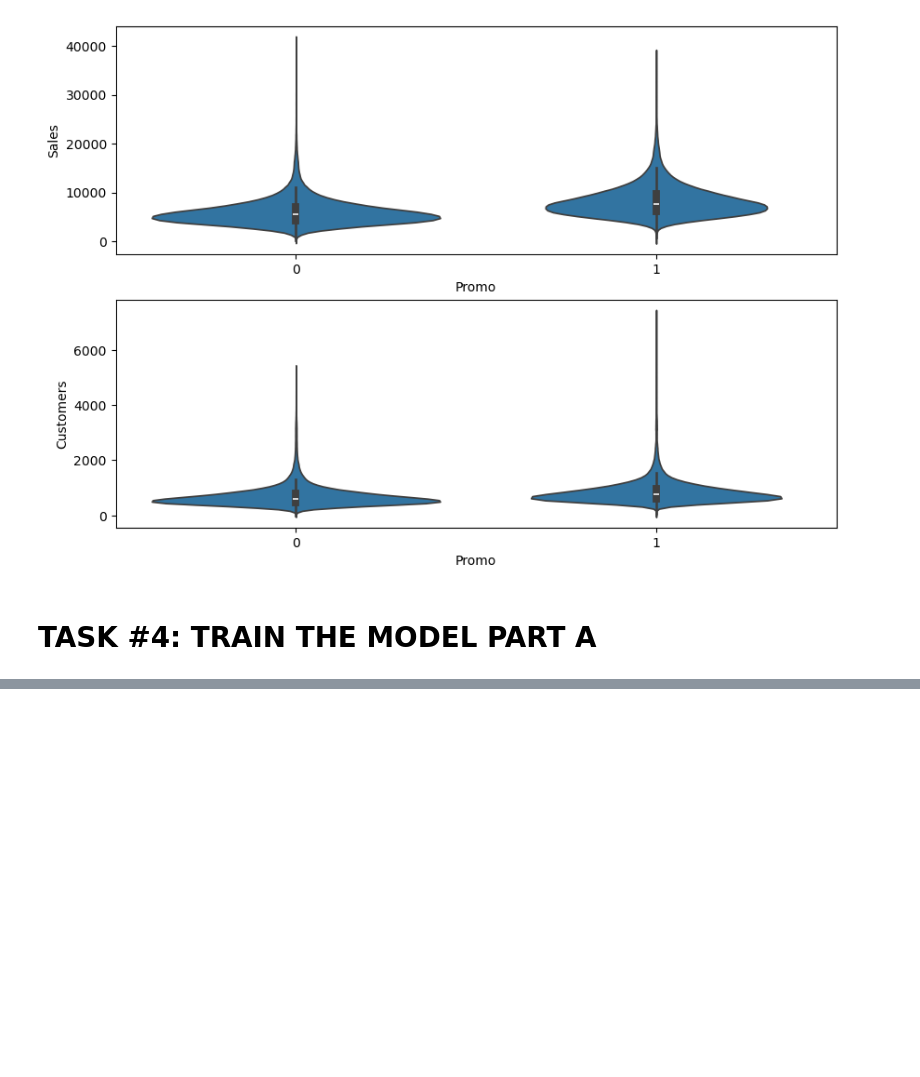
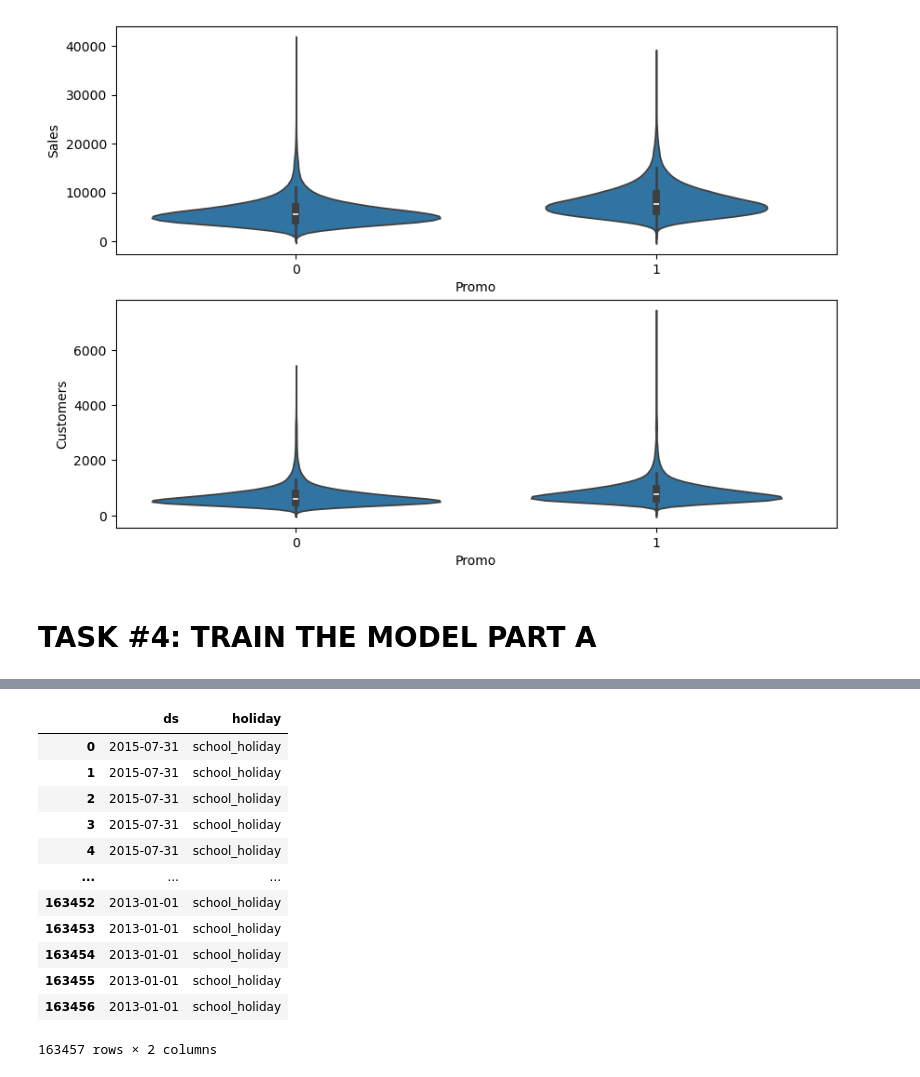
Before and after one commit to ranjansinghds/Sales-Department-Project, a Jupyter notebook: Sales_Department_Project.ipynb, the cells around one changed output, grey strips where cells are left out. Cells and saved outputs as stored; diff of their text form; code cells hidden in the pictures; blank space fills up the shorter version.

```diff
--- a/Sales_Department_Project.ipynb
+++ b/Sales_Department_Project.ipynb
@@ -541,0 +633,3 @@ sns.violinplot(x='Promo', y='Customers', data=sales_train_all_df)
+# %%
+# Get all the dates pertraining to school holidays
+school_holidays = sales_train_all_df[sales_train_all_df['SchoolHoliday'] == 1].loc[:, 'Date'].values
@@ -541,0 +667,16 @@ sns.violinplot(x='Promo', y='Customers', data=sales_train_all_df)
+# %%
+school_holidays
+# %% [output]
+|  | ds | holiday |
+| 0 | 2015-07-31 | school_holiday |
+| 1 | 2015-07-31 | school_holiday |
+| 2 | 2015-07-31 | school_holiday |
+| 3 | 2015-07-31 | school_holiday |
+| 4 | 2015-07-31 | school_holiday |
+| ... | ... | ... |
+| 163452 | 2013-01-01 | school_holiday |
+| 163453 | 2013-01-01 | school_holiday |
+| 163454 | 2013-01-01 | school_holiday |
+| 163455 | 2013-01-01 | school_holiday |
+| 163456 | 2013-01-01 | school_holiday |
+163457 rows × 2 columns
```
Also changed, not shown: parts of 25 cells of this notebook, 1 other file.
